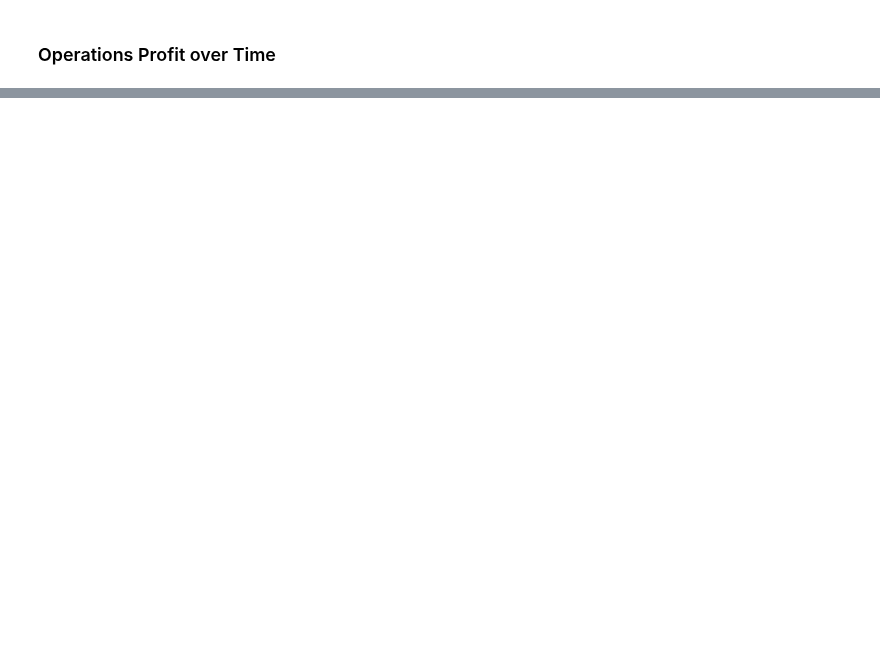
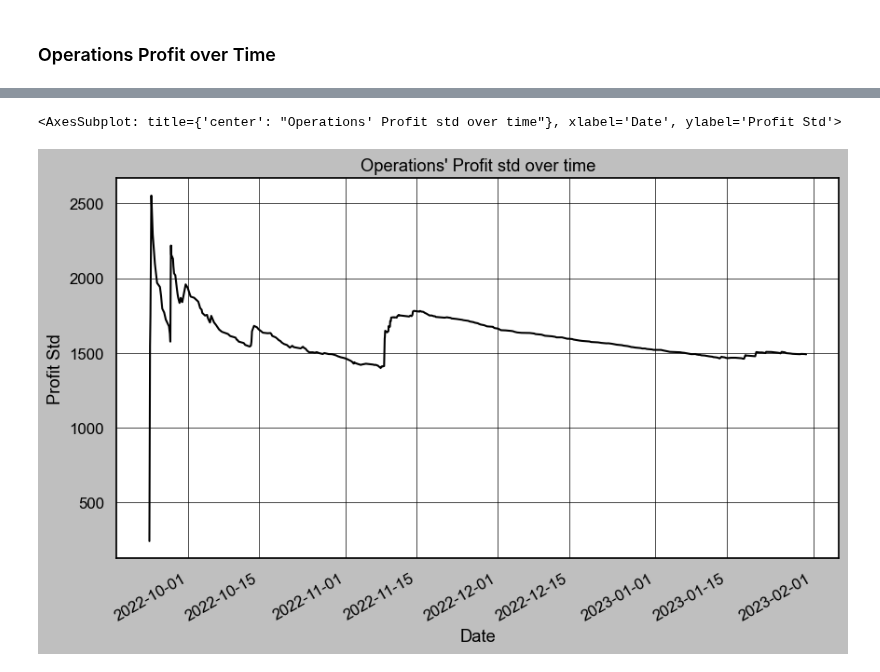
Before and after one commit to gpalazzo/crypto_msc_thesis, a Jupyter notebook: notebooks/reporting/portfolio_eval.ipynb, the cells around one changed output, grey strips where cells are left out. Cells and saved outputs as stored; diff of their text form; code cells hidden in the pictures; blank space fills up the shorter version.

```diff
--- a/notebooks/reporting/portfolio_eval.ipynb
+++ b/notebooks/reporting/portfolio_eval.ipynb
@@ -50,0 +94,10 @@ NameError: name 'df_portf_pnl' is not defined
+# %%
+df_ops[["close_time", "std"]].set_index("close_time").sort_index(). \
+                plot(title="Operations' Profit std over time",
+                     legend=None,
+                     xlabel="Date",
+                     ylabel="Profit Std"
+                    )
+# %% [output]
+<AxesSubplot: title={'center': "Operations' Profit std over time"}, xlabel='Date', ylabel='Profit Std'>
+[figure, added]
```
Also changed, not shown: parts of 50 cells of this notebook, 8 other files.
